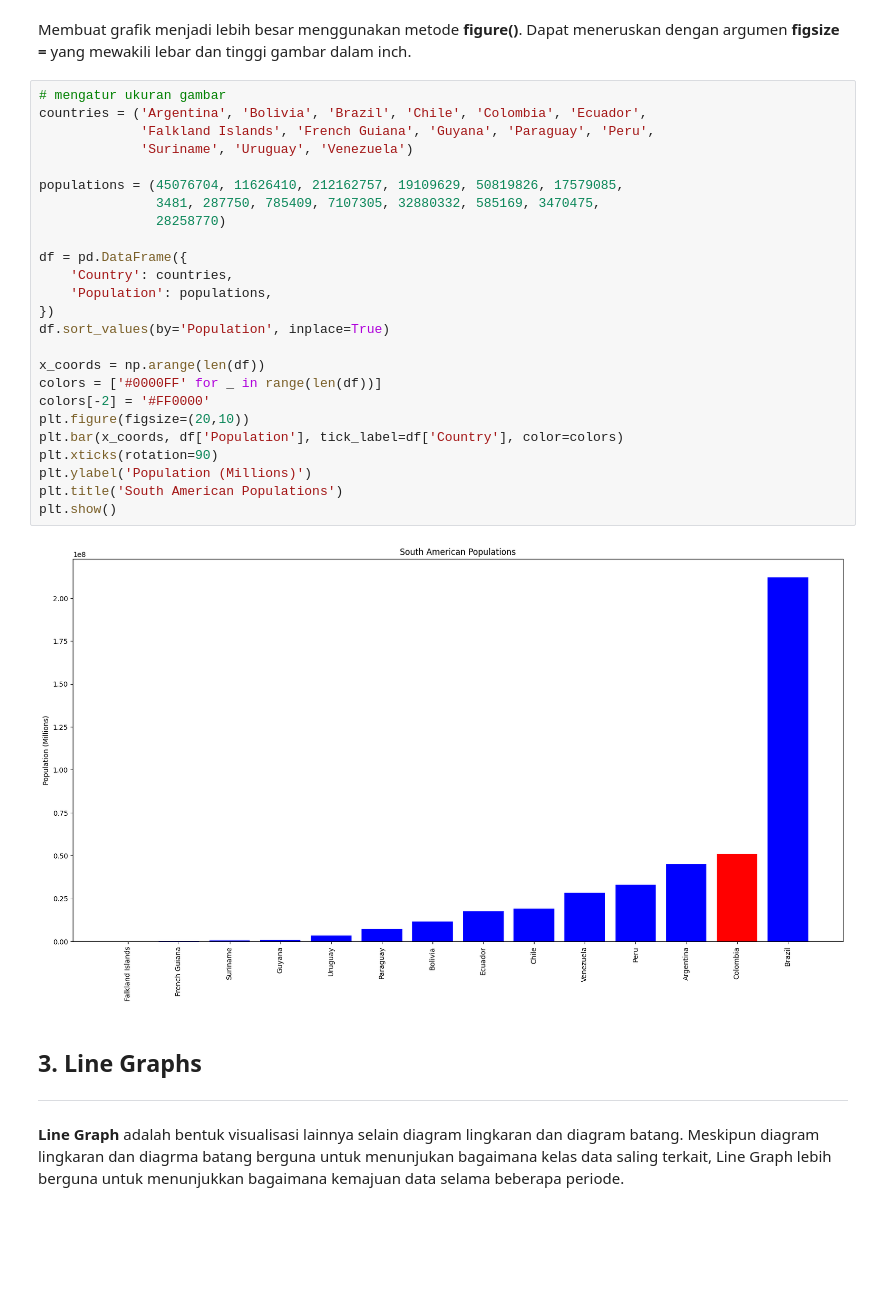
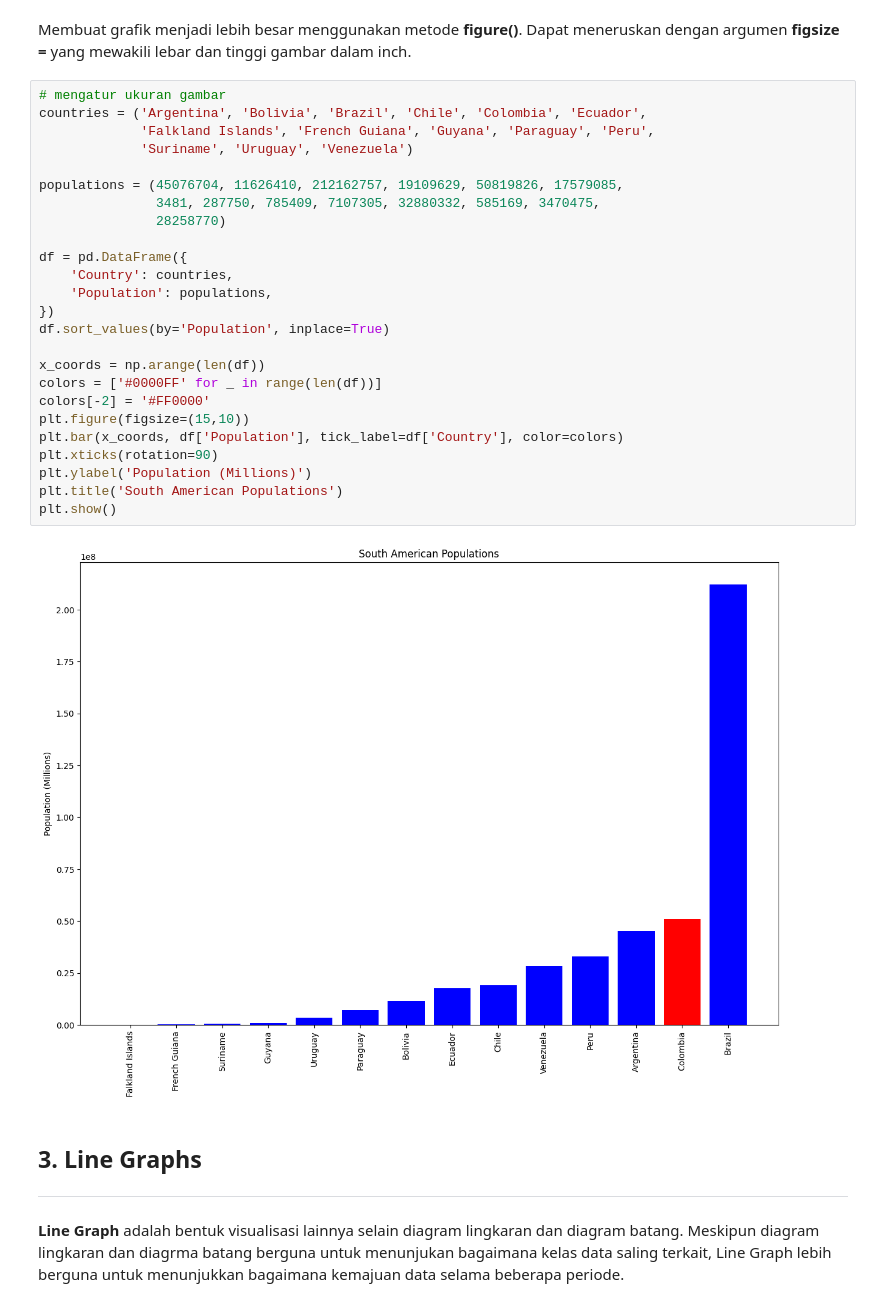
Before and after one commit to BagasAryo/Project-based-ML, a Jupyter notebook: Visualisasi_Data/VisualisasiData.ipynb, the cells around one changed output. Drawn from its saved outputs; the diff is of its cells as text; blank space fills up the shorter version.

```diff
--- a/Visualisasi_Data/VisualisasiData.ipynb
+++ b/Visualisasi_Data/VisualisasiData.ipynb
@@ -236,30 +236,30 @@ Membuat grafik menjadi lebih besar menggunakan metode **figure()**. Dapat meneru
 # %%
 # mengatur ukuran gambar
 countries = ('Argentina', 'Bolivia', 'Brazil', 'Chile', 'Colombia', 'Ecuador',
              'Falkland Islands', 'French Guiana', 'Guyana', 'Paraguay', 'Peru',
              'Suriname', 'Uruguay', 'Venezuela')
 
 populations = (45076704, 11626410, 212162757, 19109629, 50819826, 17579085,
                3481, 287750, 785409, 7107305, 32880332, 585169, 3470475,
                28258770)
 
 df = pd.DataFrame({
     'Country': countries,
     'Population': populations,
 })
 df.sort_values(by='Population', inplace=True)
 
 x_coords = np.arange(len(df))
 colors = ['#0000FF' for _ in range(len(df))]
 colors[-2] = '#FF0000'
-plt.figure(figsize=(20,10))
+plt.figure(figsize=(15,10))
 plt.bar(x_coords, df['Population'], tick_label=df['Country'], color=colors)
 plt.xticks(rotation=90)
 plt.ylabel('Population (Millions)')
 plt.title('South American Populations')
 plt.show()
 # %% [output]
-[figure, old version]
+[figure, new version]
 # %% [markdown]
 ## 3. Line Graphs
 ---
```
Also changed, not shown: parts of 34 cells of this notebook.
